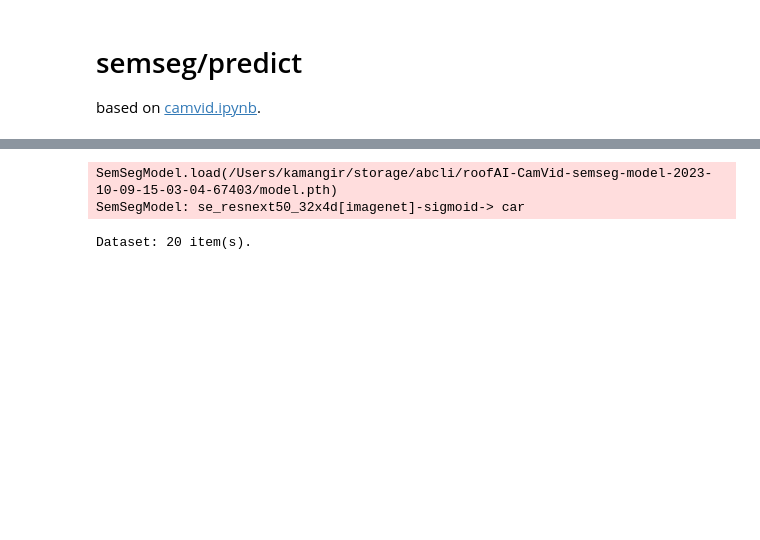
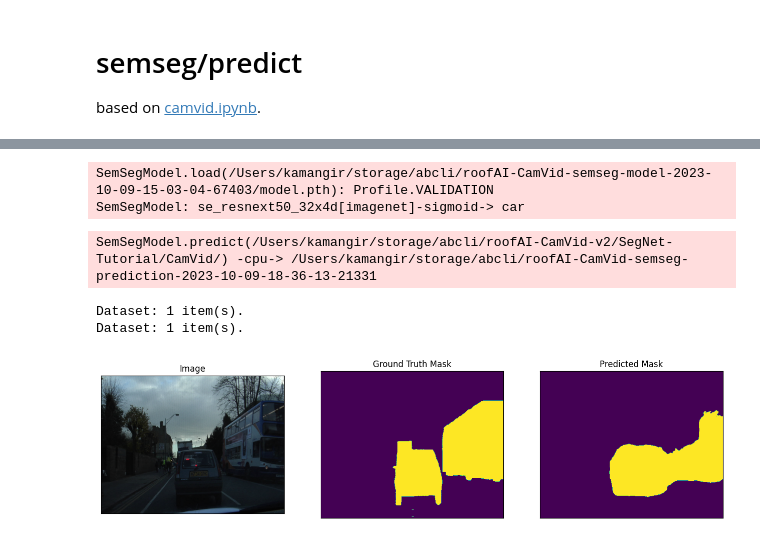
Before and after one commit to kamangir/roofAI, a Jupyter notebook: notebooks/semseg/predict.ipynb, the cells around one changed output, grey strips where cells are left out. Cells and saved outputs as stored; diff of their text form; code cells hidden in the pictures; blank space fills up the shorter version.

Commit message:
predict.ipynb validated - kamangir/bolt#746

```diff
--- a/notebooks/semseg/predict.ipynb
+++ b/notebooks/semseg/predict.ipynb
@@ -33,10 +33,20 @@ prediction_object = objects.unique_object("roofAI-CamVid-semseg-prediction")
+# %%
+model = SemSegModel(
+    model_filename=objects.path_of("model.pth", object_name=model_object),
+    )
+# %% [output]
+SemSegModel.load(/Users/kamangir/storage/abcli/roofAI-CamVid-semseg-model-2023-10-09-15-03-04-67403/model.pth): Profile.VALIDATION
+SemSegModel: se_resnext50_32x4d[imagenet]-sigmoid-> car
 # %%
-dataset_path=objects.path_of(
+model.predict(dataset_path=objects.path_of(
         "SegNet-Tutorial/CamVid/",
         object_name=dataset_object
-    )
+    ),
+    output_path=objects.object_path(prediction_object),
+    in_notebook=True,
+)
+# %% [output]
+SemSegModel.predict(/Users/kamangir/storage/abcli/roofAI-CamVid-v2/SegNet-Tutorial/CamVid/) -cpu-> /Users/kamangir/storage/abcli/roofAI-CamVid-semseg-prediction-2023-10-09-18-36-13-21331
+Dataset: 1 item(s).
+Dataset: 1 item(s).
+[figure, added]
-# %%
-model = SemSegModel(objects.path_of("model.pth", object_name=model_object))
-# %% [output]
-SemSegModel.load(/Users/kamangir/storage/abcli/roofAI-CamVid-semseg-model-2023-10-09-15-03-04-67403/model.pth)
-SemSegModel: se_resnext50_32x4d[imagenet]-sigmoid-> car
@@ -51,10 +52,0 @@ from roofAI.semseg.utils import visualize
-# %%
-# test dataset without transformations for image visualization
-test_dataset_vis = Dataset(
-    x_test_dir,
-    y_test_dir,
-    classes=model.classes,
-    count=profile.data_count
-)
-# %% [output]
-Dataset: 20 item(s).
```
Also changed, not shown: parts of 10 cells of this notebook, 4 other files.
